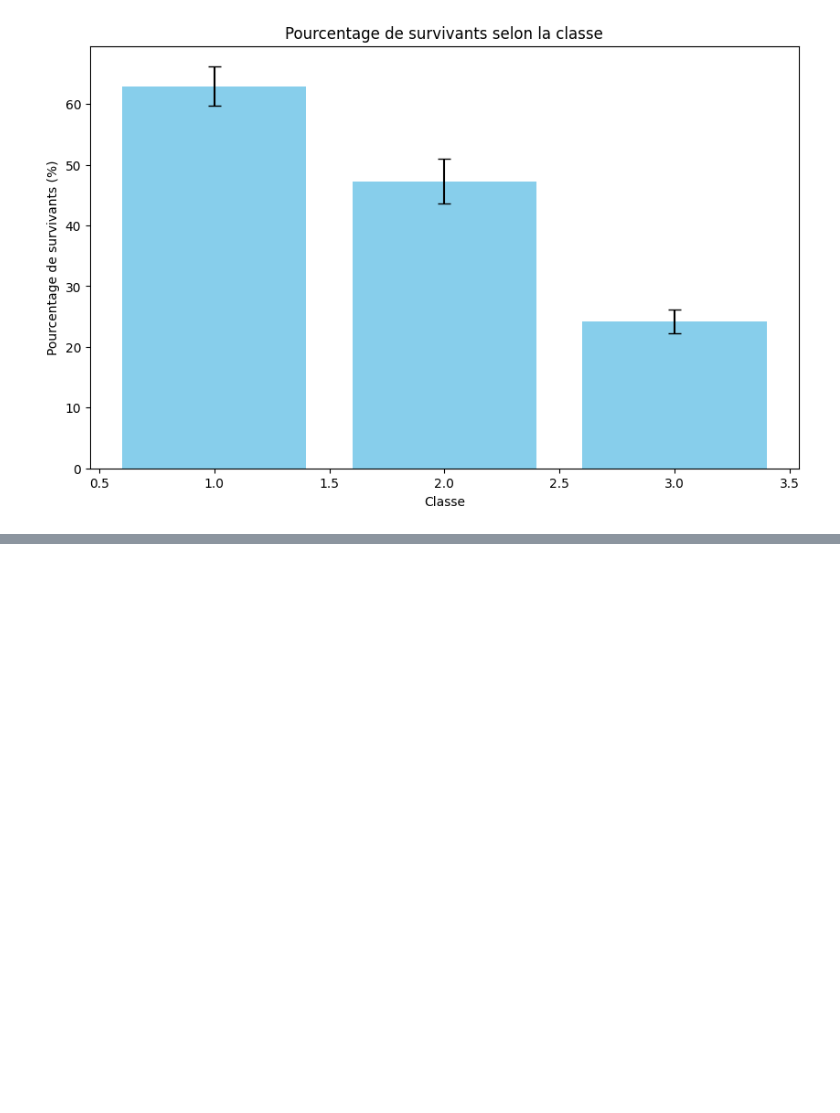
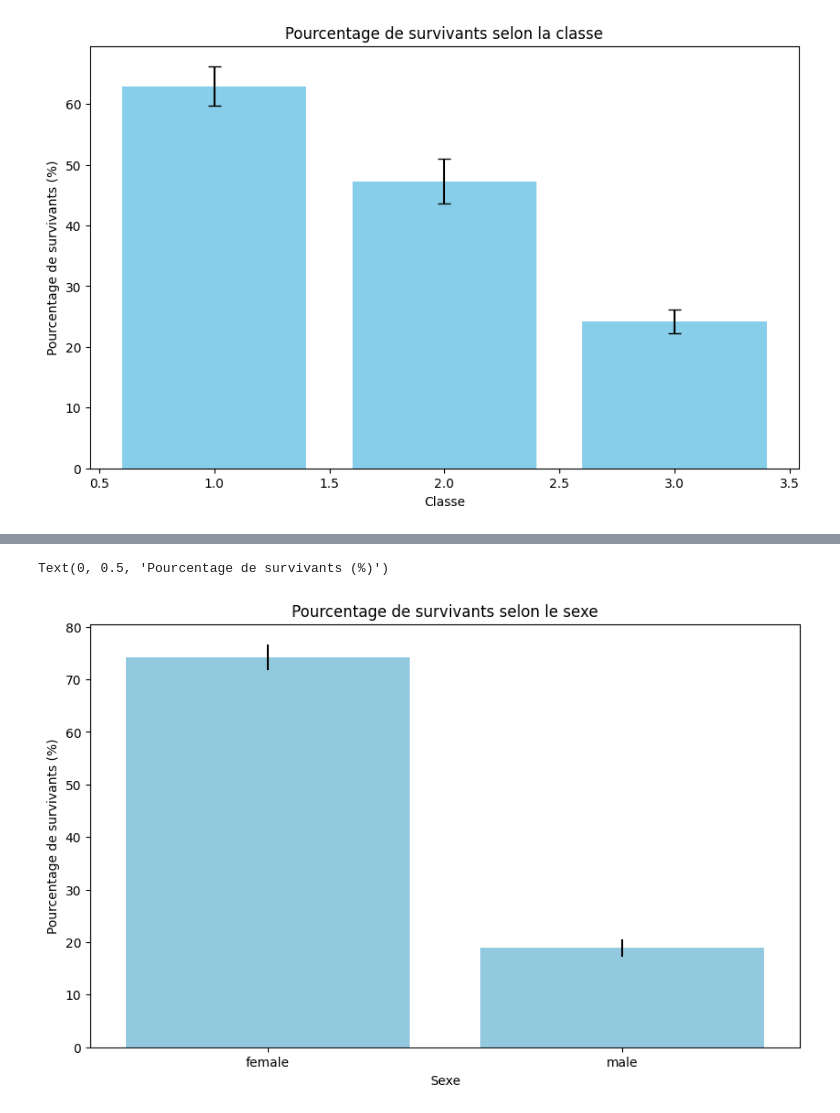
Before and after one commit to youcef-2001/MachineLearning2, a Jupyter notebook: jour2/Reg_Logtic_titanic.ipynb, the cells around one changed output, grey strips where cells are left out. Cells and saved outputs as stored; diff of their text form; code cells hidden in the pictures; blank space fills up the shorter version.

```diff
--- a/jour2/Reg_Logtic_titanic.ipynb
+++ b/jour2/Reg_Logtic_titanic.ipynb
@@ -295,0 +338,25 @@ plt.show()
+# %%
+#gender distribution of survivors
+
+# Calculer le pourcentage de survivants par sexe
+survival_rates = titanic.groupby("Sex")["Survived"].mean() * 100
+
+# Calculer la taille d'échantillon pour chaque sexe pour la marge d'erreur
+survival_counts = titanic.groupby("Sex")["Survived"].agg(["mean", "count"])
+survival_counts["std_error"] = (
+    survival_counts["mean"] * (1 - survival_counts["mean"]) / survival_counts["count"]
+) ** 0.5 * 100
+
+
+# Tracer le graphique en barres avec les marges d’erreur avec seaborn
+
+plt.figure(figsize=(10, 6))
+sns.barplot(x=survival_rates.index, y=survival_rates, yerr=survival_counts["std_error"], capsize=0.1, color="skyblue")
+
+# Ajout des titres et labels
+plt.title("Pourcentage de survivants selon le sexe")
+plt.xlabel("Sexe")
+plt.ylabel("Pourcentage de survivants (%)")
+# %% [output]
+Text(0, 0.5, 'Pourcentage de survivants (%)')
+[figure, added]
```
Also changed, not shown: parts of 2 cells of this notebook.
